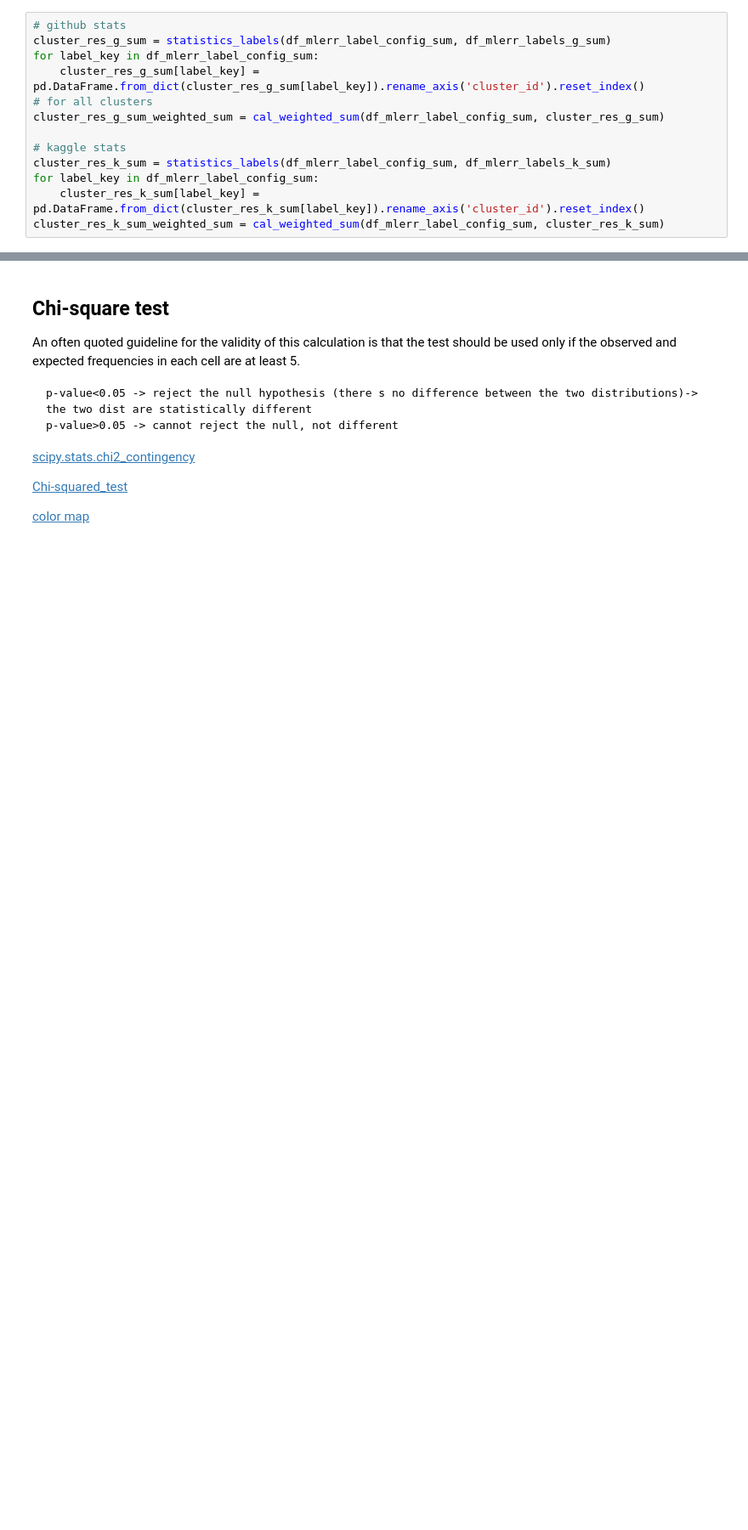
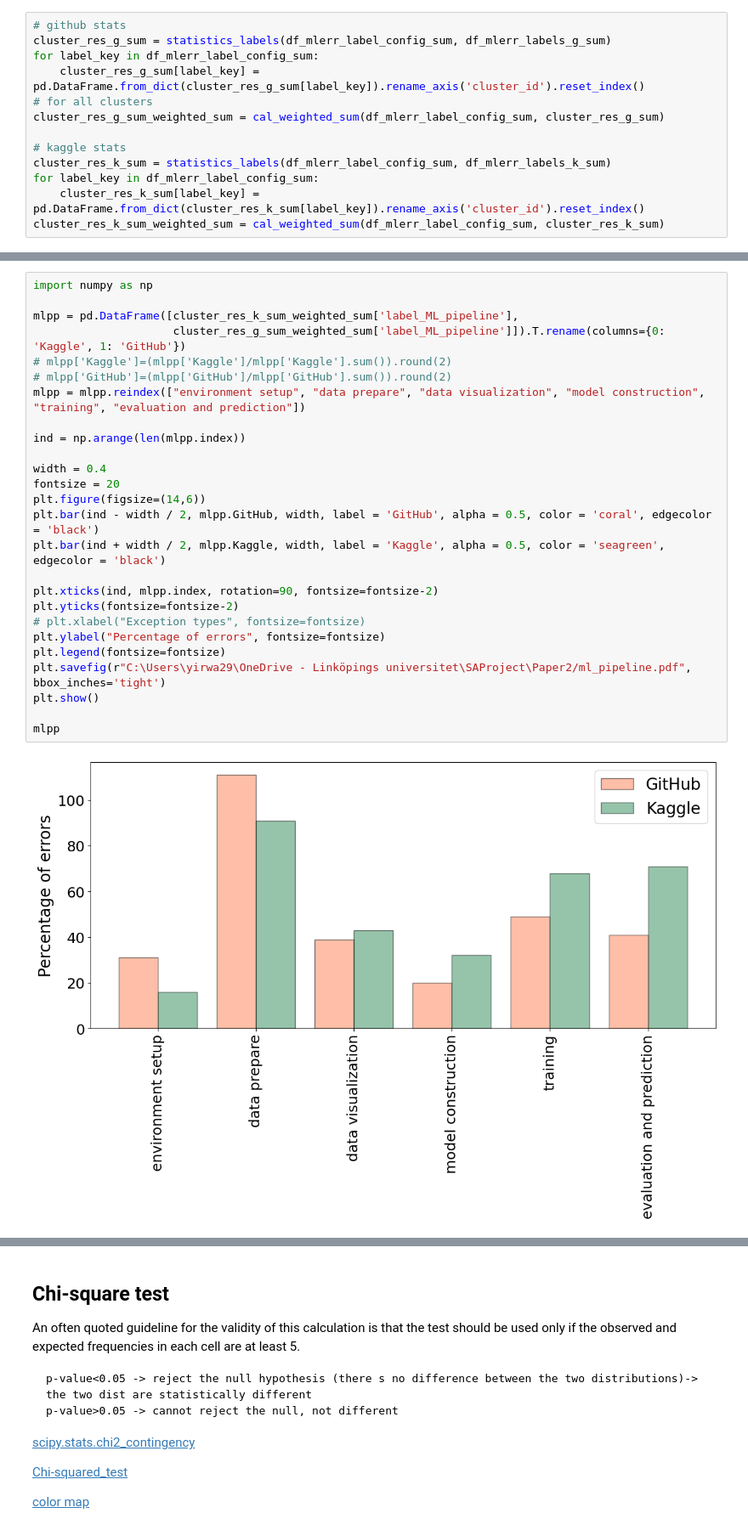
Before and after one commit to PELAB-LiU/jupyter_nbs_empirical, a Jupyter notebook: notebook_error_analysis-manual_labels_excluded.ipynb, the cells around one changed output, grey strips where cells are left out. Shown at 85% size. Saved outputs shown, nothing was run; the diff lists cells and outputs as text; blank space fills up the shorter version.

```diff
--- a/notebook_error_analysis-manual_labels_excluded.ipynb
+++ b/notebook_error_analysis-manual_labels_excluded.ipynb
@@ -144,0 +214,28 @@ cluster_res_k_sum_weighted_sum = cal_weighted_sum(df_mlerr_label_config_sum, clu
+# %%
+import numpy as np
+
+mlpp = pd.DataFrame([cluster_res_k_sum_weighted_sum['label_ML_pipeline'],
+                     cluster_res_g_sum_weighted_sum['label_ML_pipeline']]).T.rename(columns={0: 'Kaggle', 1: 'GitHub'})
+# mlpp['Kaggle']=(mlpp['Kaggle']/mlpp['Kaggle'].sum()).round(2)
+# mlpp['GitHub']=(mlpp['GitHub']/mlpp['GitHub'].sum()).round(2)
+mlpp = mlpp.reindex(["environment setup", "data prepare", "data visualization", "model construction", "training", "evaluation and prediction"])
+
+ind = np.arange(len(mlpp.index))
+
+width = 0.4
+fontsize = 20
+plt.figure(figsize=(14,6))
+plt.bar(ind - width / 2, mlpp.GitHub, width, label = 'GitHub', alpha = 0.5, color = 'coral', edgecolor = 'black')
+plt.bar(ind + width / 2, mlpp.Kaggle, width, label = 'Kaggle', alpha = 0.5, color = 'seagreen', edgecolor = 'black')
+
+plt.xticks(ind, mlpp.index, rotation=90, fontsize=fontsize-2)
+plt.yticks(fontsize=fontsize-2)
+# plt.xlabel("Exception types", fontsize=fontsize)
+plt.ylabel("Percentage of errors", fontsize=fontsize)
+plt.legend(fontsize=fontsize)
+plt.savefig(r"C:\Users\yirwa29\OneDrive - Linköpings universitet\SAProject\Paper2/ml_pipeline.pdf", bbox_inches='tight')
+plt.show()
+
+mlpp
+# %% [output]
+[figure, added]
```
Also changed, not shown: parts of 11 cells of this notebook, 3 other files.
